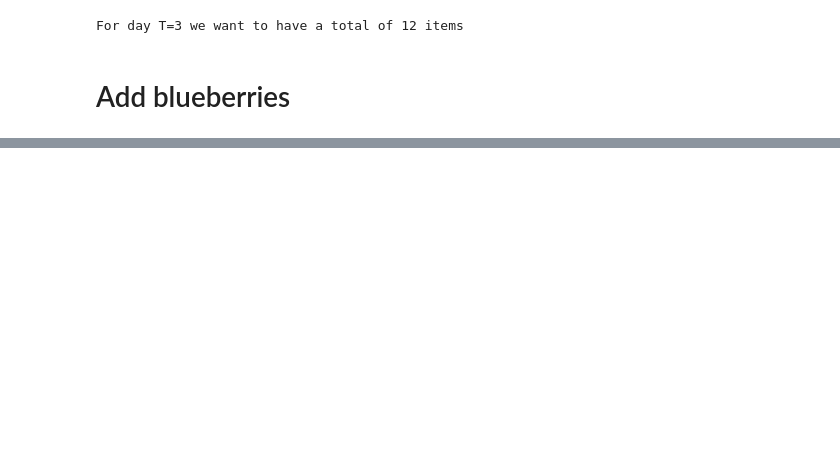
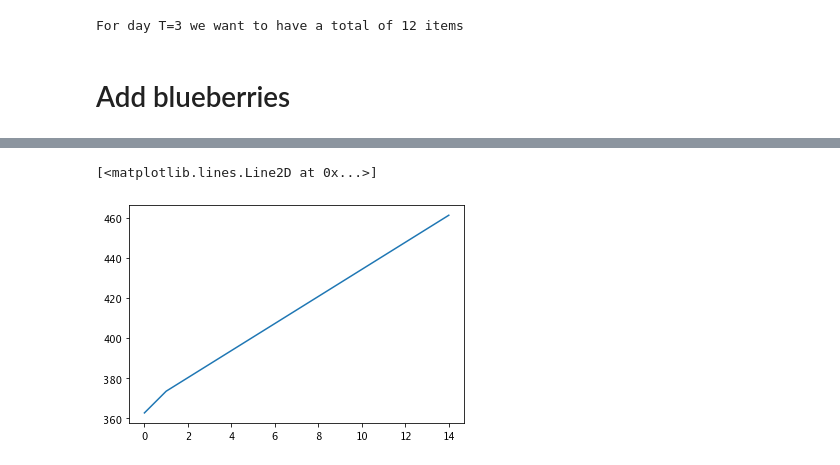
Before and after one commit to jonhilgart22/perishable_food_optimization, a Jupyter notebook: notebooks/afresh_code_updated.ipynb, the cells around one changed output, grey strips where cells are left out. Cells and saved outputs as stored; diff of their text form; code cells hidden in the pictures; blank space fills up the shorter version.

```diff
--- a/notebooks/afresh_code_updated.ipynb
+++ b/notebooks/afresh_code_updated.ipynb
@@ -607,0 +663,5 @@ explain_array.sum()
+# %%
+plt.plot(explain_array[0 ,0, :, 2]) # max order cost
+# %% [output]
+[<matplotlib.lines.Line2D at 0x...>]
+[figure, added]
```
Also changed, not shown: parts of 37 cells of this notebook.
